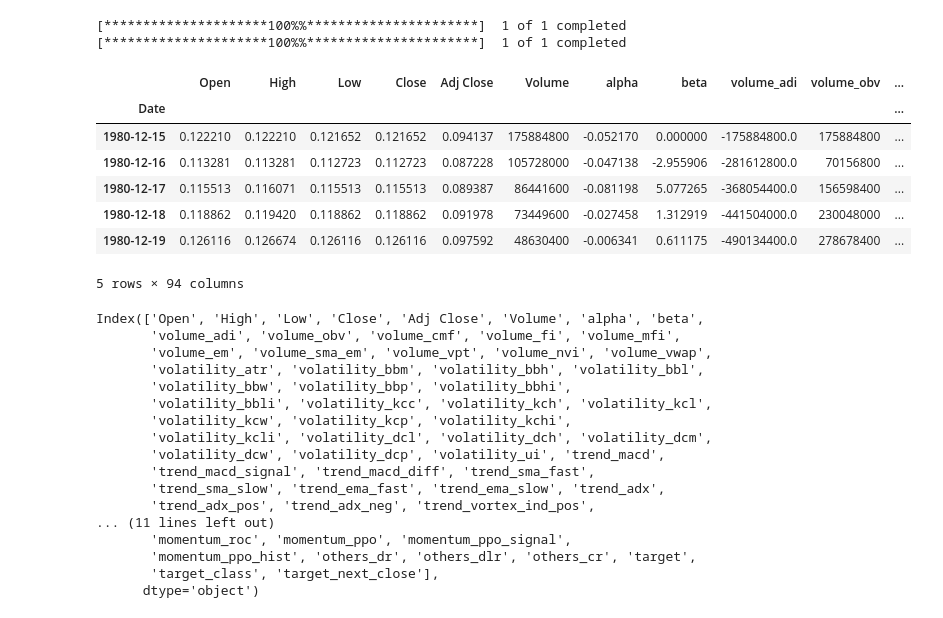
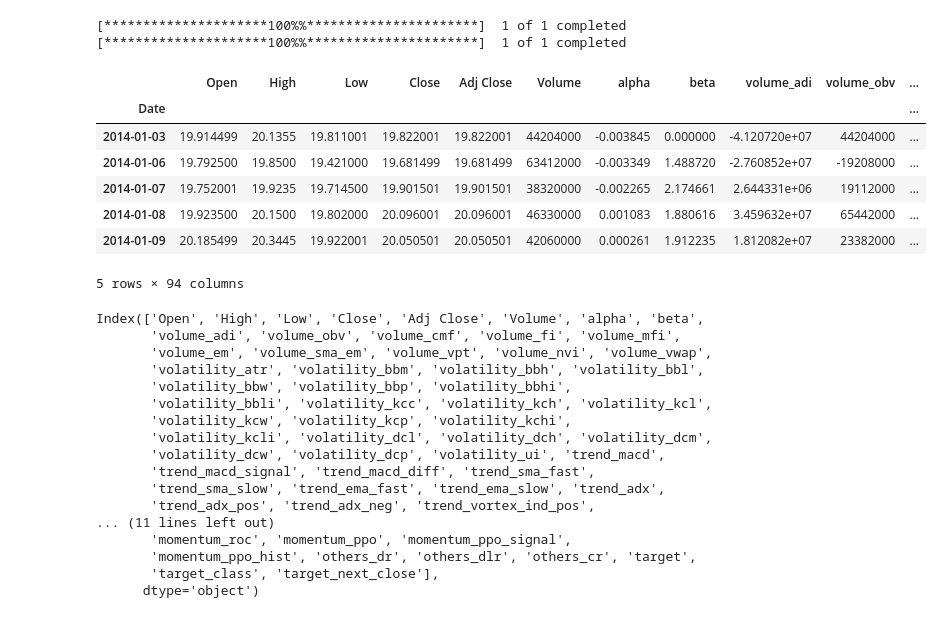
Before and after one commit to fauzan-arif/ds-capstone, a Jupyter notebook: notebooks/MarketRisk.ipynb, the cells around one changed output. Drawn from its saved outputs; the diff is of its cells as text; code cells hidden in the pictures.

```diff
--- a/notebooks/MarketRisk.ipynb
+++ b/notebooks/MarketRisk.ipynb
@@ -55,9 +55,9 @@ import yfinance as yf
 from ta import add_all_ta_features
 from sklearn.linear_model import LinearRegression
 
-def load_and_prepare(ticker, period="max"):
+def load_and_prepare(ticker, start_date, end_date):
     # Fetch historical stock data
-    df = yf.download(ticker, period=period)
+    df = yf.download(ticker, start=start_date , end=end_date)
 
     # Calculate daily returns
     df['returns'] = df['Adj Close'].pct_change()
@@ -109,33 +109,34 @@ def load_and_prepare(ticker, period="max"):
     # Calculate target and target class
     merged_data['target'] = ((merged_data['Close'] - merged_data['Open']) / merged_data['Open']) * 100
     merged_data['target'] = merged_data['target'].shift(-1)
+
     merged_data['target_class'] = np.select(
-        [(merged_data['target'] > 1), (merged_data['target'] < -1), ((merged_data['target'] >= -1) & (merged_data['target'] <= 1))],
-        [2, 0, 1],
-        default=np.nan
+    [(merged_data['target'] < -1), (merged_data['target'] > 1)],
+    [-1, 1],
+    default=0
     )
+
     merged_data['target_next_close'] = merged_data['Close'].shift(-1)
 
     # Drop rows with missing values
     merged_data.dropna(inplace=True)
 
     return merged_data
-
-# Example usage:
-ticker_symbol = 'AAPL'
-stock_data = load_and_prepare(ticker_symbol)
-stock_data.head()
-# %% [output]
-[*********************100%%**********************]  1 of 1 completed
-[*********************100%%**********************]  1 of 1 completed
-|  | Open | High | Low | Close | Adj Close | Volume | alpha | beta | volume_adi | volume_obv | ... |
-| Date |  |  |  |  |  |  |  |  |  |  | ... |
-| 1980-12-15 | 0.122210 | 0.122210 | 0.121652 | 0.121652 | 0.094137 | 175884800 | -0.052170 | 0.000000 | -175884800.0 | 175884800 | ... |
-| 1980-12-16 | 0.113281 | 0.113281 | 0.112723 | 0.112723 | 0.087228 | 105728000 | -0.047138 | -2.955906 | -281612800.0 | 70156800 | ... |
-| 1980-12-17 | 0.115513 | 0.116071 | 0.115513 | 0.115513 | 0.089387 | 86441600 | -0.081198 | 5.077265 | -368054400.0 | 156598400 | ... |
-| 1980-12-18 | 0.118862 | 0.119420 | 0.118862 | 0.118862 | 0.091978 | 73449600 | -0.027458 | 1.312919 | -441504000.0 | 230048000 | ... |
-| 1980-12-19 | 0.126116 | 0.126674 | 0.126116 | 0.126116 | 0.097592 | 48630400 | -0.006341 | 0.611175 | -490134400.0 | 278678400 | ... |
-5 rows × 94 columns
+# %%
+
+stock_data = load_and_prepare('AMZN', "2014-01-01" , "2024-01-01")
+stock_data.head()
+# %% [output]
+[*********************100%%**********************]  1 of 1 completed
+[*********************100%%**********************]  1 of 1 completed
+|  | Open | High | Low | Close | Adj Close | Volume | alpha | beta | volume_adi | volume_obv | ... |
+| Date |  |  |  |  |  |  |  |  |  |  | ... |
+| 2014-01-03 | 19.914499 | 20.1355 | 19.811001 | 19.822001 | 19.822001 | 44204000 | -0.003845 | 0.000000 | -4.120720e+07 | 44204000 | ... |
+| 2014-01-06 | 19.792500 | 19.8500 | 19.421000 | 19.681499 | 19.681499 | 63412000 | -0.003349 | 1.488720 | -2.760852e+07 | -19208000 | ... |
+| 2014-01-07 | 19.752001 | 19.9235 | 19.714500 | 19.901501 | 19.901501 | 38320000 | -0.002265 | 2.174661 | 2.644331e+06 | 19112000 | ... |
+| 2014-01-08 | 19.923500 | 20.1500 | 19.802000 | 20.096001 | 20.096001 | 46330000 | 0.001083 | 1.880616 | 3.459632e+07 | 65442000 | ... |
+| 2014-01-09 | 20.185499 | 20.3445 | 19.922001 | 20.050501 | 20.050501 | 42060000 | 0.000261 | 1.912235 | 1.812082e+07 | 23382000 | ... |
+5 rows × 94 columns
 # %%
 stock_data.columns
 # %% [output]
```
Also changed, not shown: parts of 19 cells of this notebook, 1 other file.
